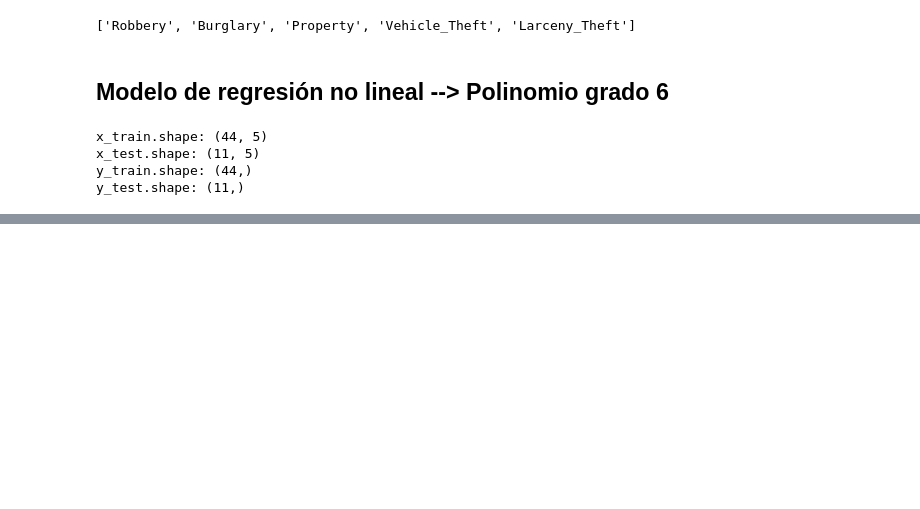
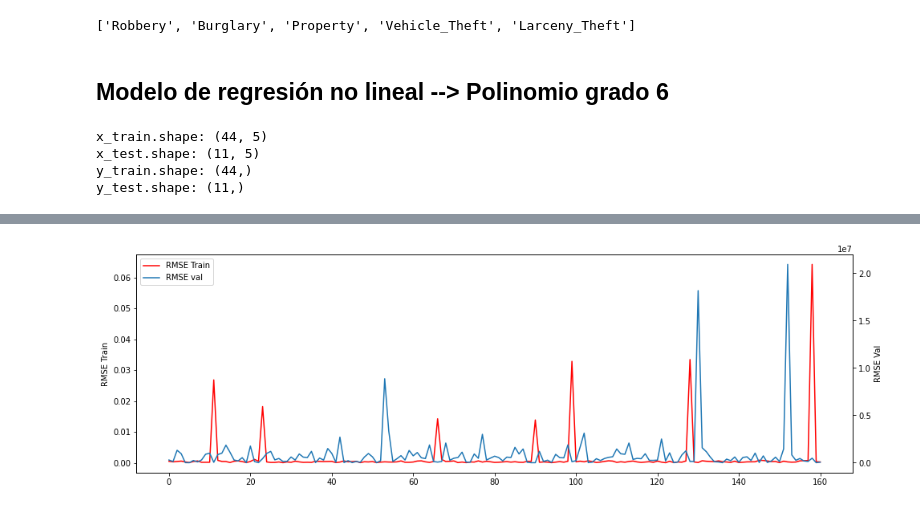
Before and after one commit to leo90rc/Leonardo.DataScience, a Jupyter notebook: week10_ML_competition_pca_kmeans/day1_gridsearch_pipelines/exercises/3.crime.ipynb, the cells around one changed output, grey strips where cells are left out. Drawn from its saved outputs; the diff is of its cells as text; code cells hidden in the pictures; blank space fills up the shorter version.

```diff
--- a/week10_ML_competition_pca_kmeans/day1_gridsearch_pipelines/exercises/3.crime.ipynb
+++ b/week10_ML_competition_pca_kmeans/day1_gridsearch_pipelines/exercises/3.crime.ipynb
@@ -138,4 +147,2 @@ x_train_pol = model_pol.fit_transform(x_train, y_train)
 # %%
 model_linreg = LinearRegression()
-# %%
-model_linreg.fit(x_train_pol, y_train)
@@ -143,0 +213,3 @@ LinearRegression()
+# %%
+df_error = pd.DataFrame(list(zip(lista_RMSE_train, lista_RMSE_val, lista_MAE_train, lista_MAE_val, lista_score_train, lista_score_val)), columns=[['RMSE Train','RMSE Val', 'MAE Train', 'MAE Val', 'Score Train', 'Score Val']])
+df_error
@@ -143,0 +230,15 @@ LinearRegression()
+# %%
+fig, ax = plt.subplots(figsize = (16,5))
+ax.plot(df_error['RMSE Train'], label = 'RMSE Train', color = 'red')
+ax.set_ylabel('RMSE Train')
+ax2 = ax.twinx()
+ax2.plot(df_error['RMSE Val'], label= 'RMSE val')
+ax2.set_ylabel('RMSE Val')
+
+lines1, labels1 = ax.get_legend_handles_labels()
+lines2, labels2 = ax2.get_legend_handles_labels()
+lines = lines1 + lines2
+labels = labels1 + labels2
+ax.legend(lines, labels, loc=0);
+# %% [output]
+[figure, added]
```
Also changed, not shown: parts of 8 cells of this notebook, 10 other files.
